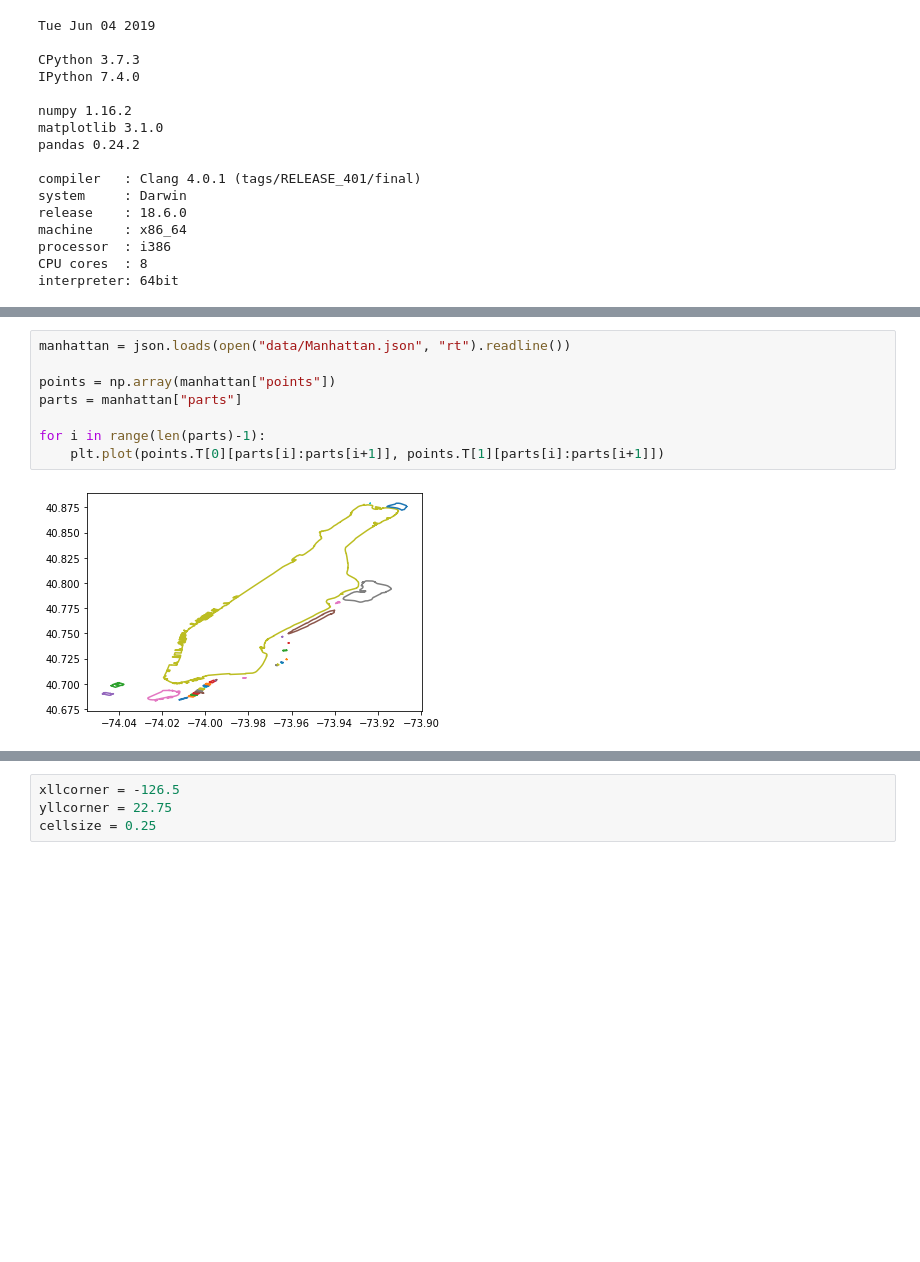
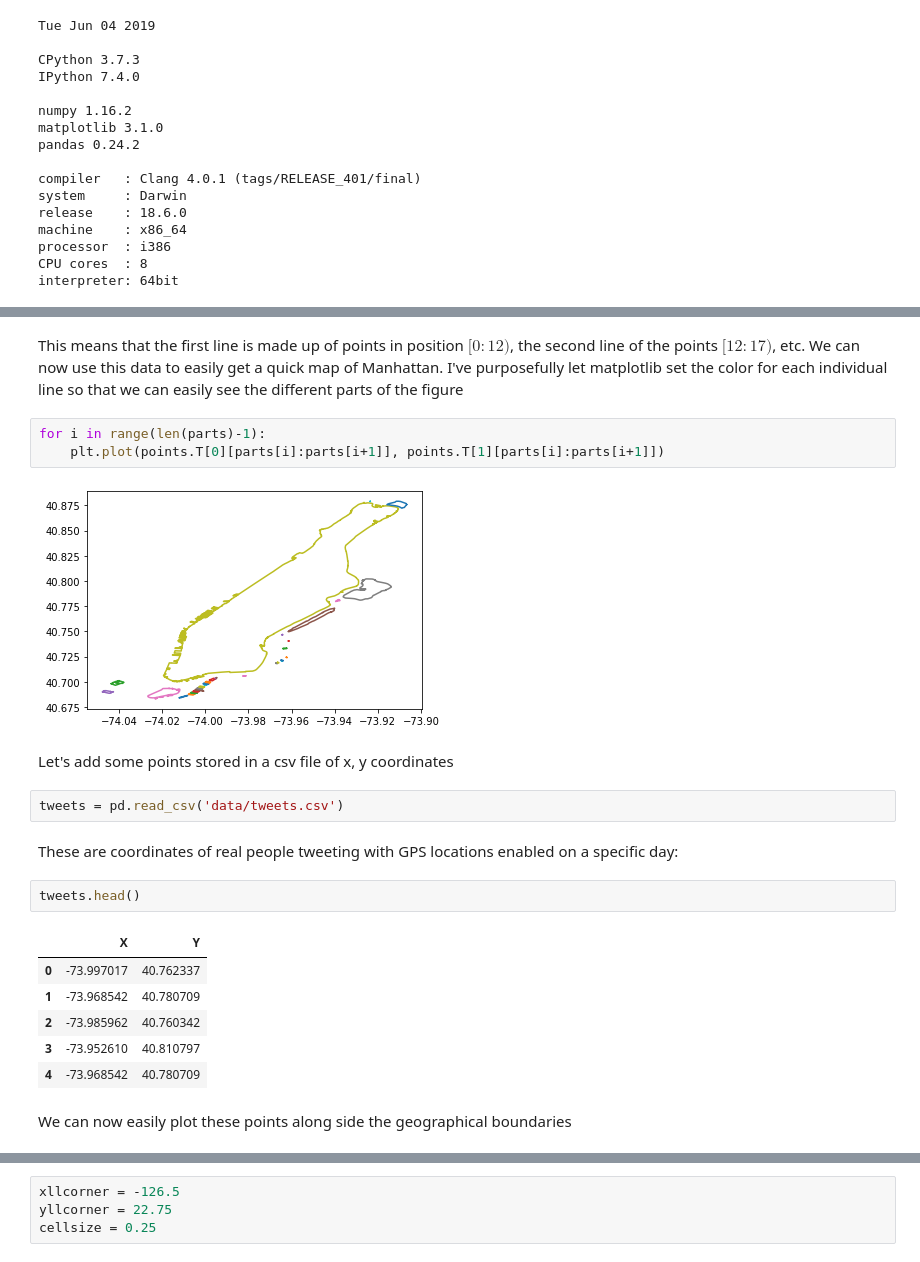
Before and after one commit to DataForScience/DataViz, a Jupyter notebook: Mapping.ipynb, the cells around one changed output, grey strips where cells are left out. Cells and saved outputs as stored; diff of their text form; blank space fills up the shorter version.

```diff
--- a/Mapping.ipynb
+++ b/Mapping.ipynb
@@ -43,11 +86,25 @@ interpreter: 64bit
+# %% [markdown]
+This means that the first line is made up of points in position $[0:12)$, the second line of the points $[12:17)$, etc. We can now use this data to easily get a quick map of Manhattan. I've purposefully let matplotlib set the color for each individual line so that we can easily see the different parts of the figure
 # %%
-manhattan = json.loads(open("data/Manhattan.json", "rt").readline())
-
-points = np.array(manhattan["points"])
-parts = manhattan["parts"]
-
 for i in range(len(parts)-1):
 	plt.plot(points.T[0][parts[i]:parts[i+1]], points.T[1][parts[i]:parts[i+1]])
 # %% [output]
 [figure]
+# %% [markdown]
+Let's add some points stored in a csv file of x, y coordinates
+# %%
+tweets = pd.read_csv('data/tweets.csv')
+# %% [markdown]
+These are coordinates of real people tweeting with GPS locations enabled on a specific day:
+# %%
+tweets.head()
+# %% [output]
+|  | X | Y |
+| 0 | -73.997017 | 40.762337 |
+| 1 | -73.968542 | 40.780709 |
+| 2 | -73.985962 | 40.760342 |
+| 3 | -73.952610 | 40.810797 |
+| 4 | -73.968542 | 40.780709 |
+# %% [markdown]
+We can now easily plot these points along side the geographical boundaries
 # %%
```
Also changed, not shown: parts of 40 cells of this notebook, 3 other files.
